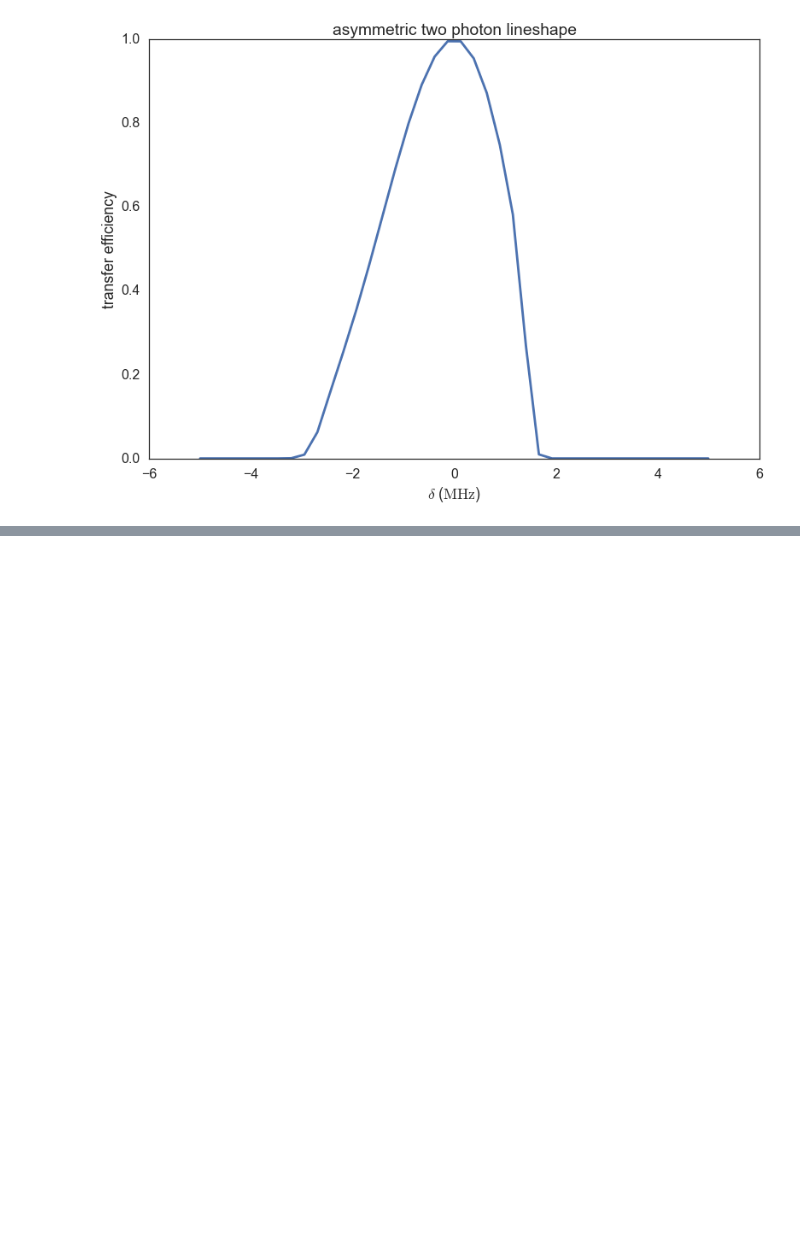
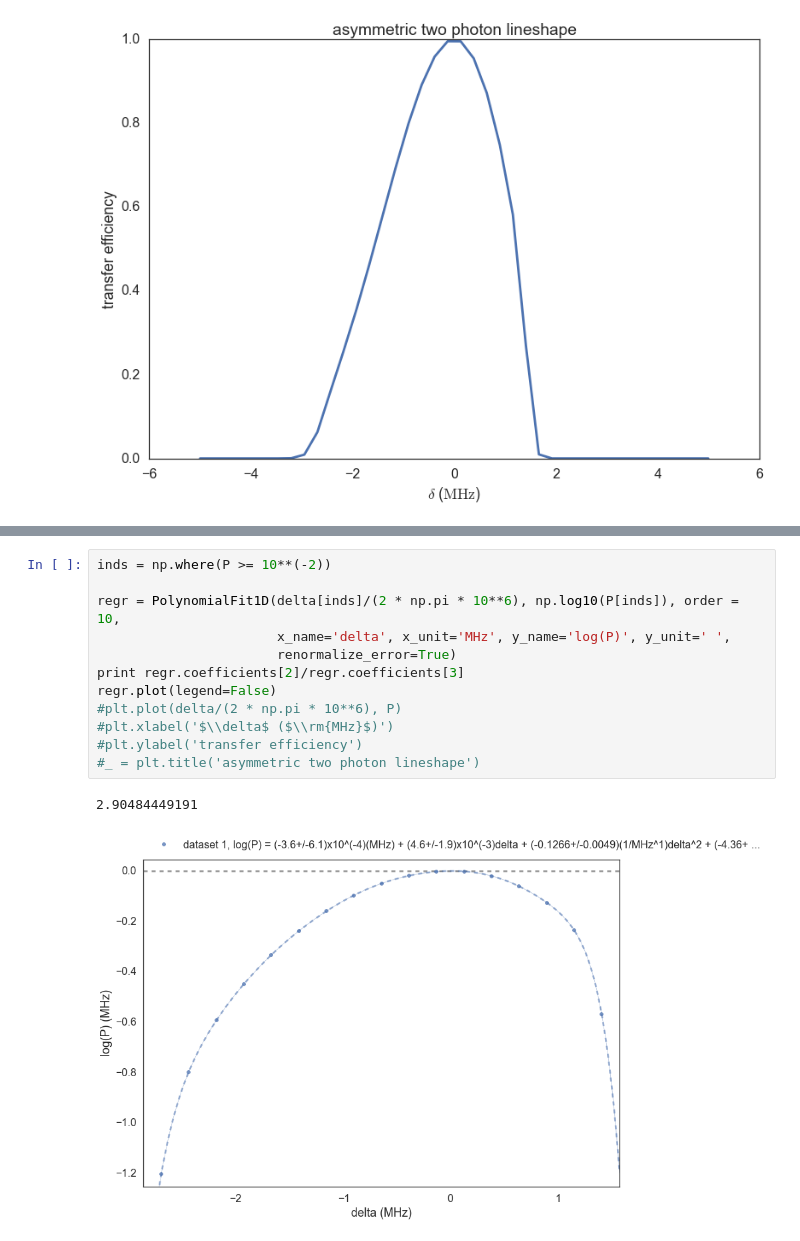
Before and after one commit to b-r-oleary/acme, a Jupyter notebook: Simulations/Asymmetric Two Photon Lineshape.ipynb, the cells around one changed output, grey strips where cells are left out. Saved outputs shown, nothing was run; the diff lists cells and outputs as text; blank space fills up the shorter version.

```diff
--- a/Simulations/Asymmetric Two Photon Lineshape.ipynb
+++ b/Simulations/Asymmetric Two Photon Lineshape.ipynb
@@ -168,0 +210,15 @@ _ = plt.title('asymmetric two photon lineshape')
+# %%
+inds = np.where(P >= 10**(-2))
+
+regr = PolynomialFit1D(delta[inds]/(2 * np.pi * 10**6), np.log10(P[inds]), order = 10,
+                       x_name='delta', x_unit='MHz', y_name='log(P)', y_unit=' ',
+                       renormalize_error=True)
+print regr.coefficients[2]/regr.coefficients[3]
+regr.plot(legend=False)
+#plt.plot(delta/(2 * np.pi * 10**6), P)
+#plt.xlabel('$\\delta$ ($\\rm{MHz}$)')
+#plt.ylabel('transfer efficiency')
+#_ = plt.title('asymmetric two photon lineshape')
+# %% [output]
+2.90484449191
+[figure, added]
```
Also changed, not shown: parts of 3 cells of this notebook, 18 other files.
